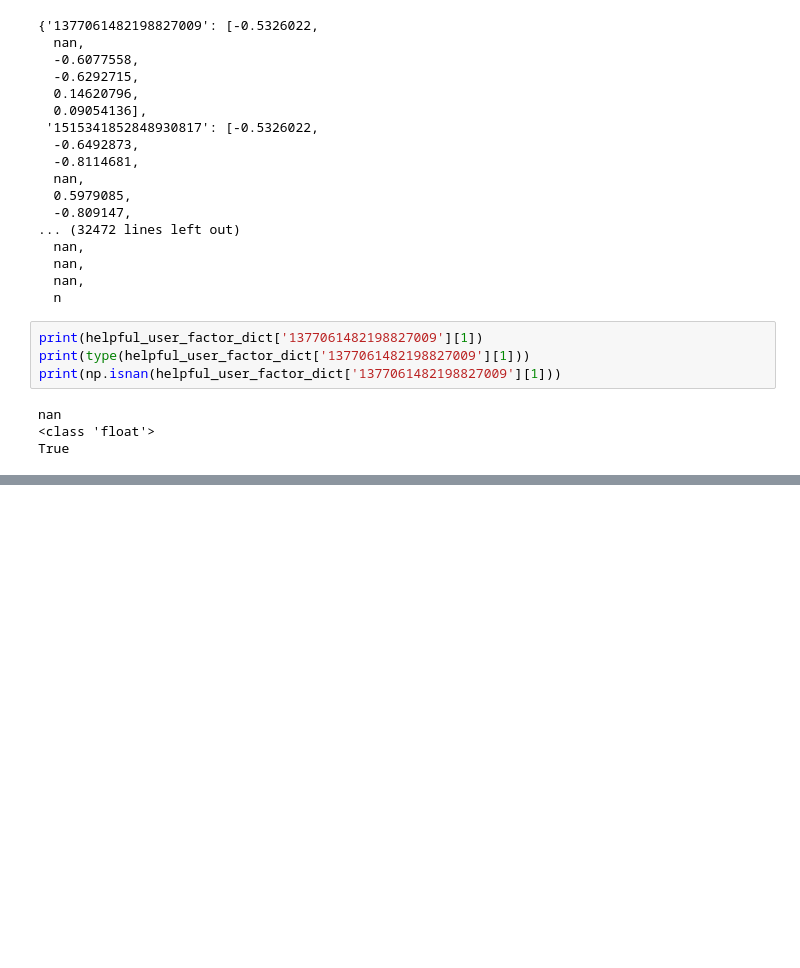
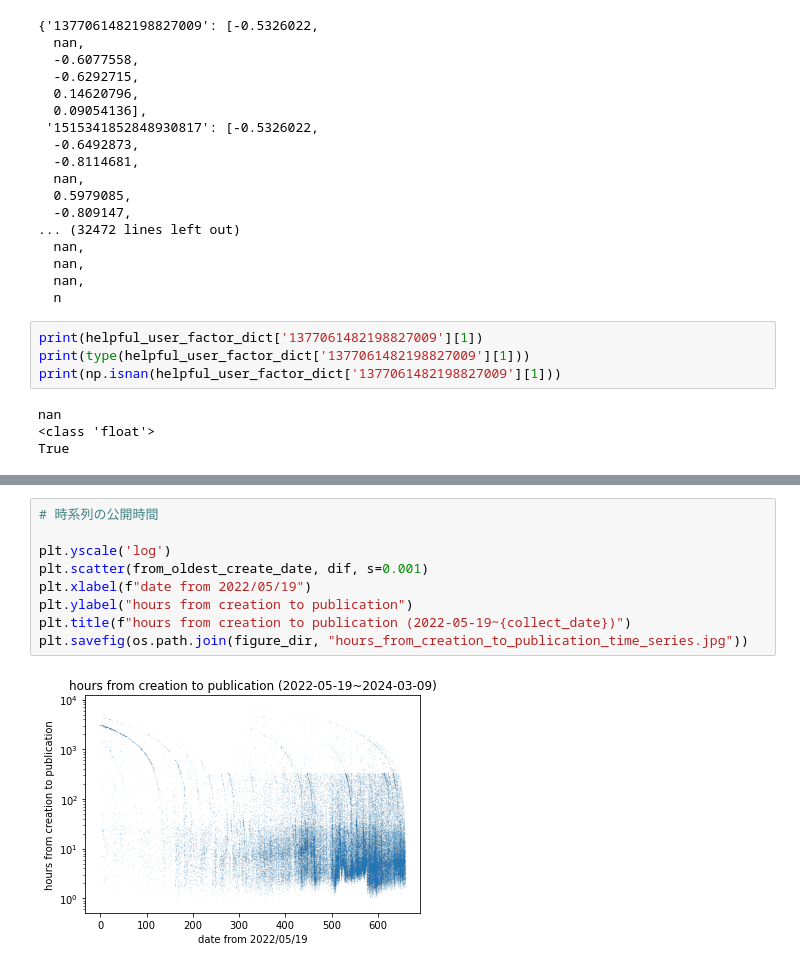
Before and after one commit to SnoozingJellyfish/communitynotes, a Jupyter notebook: note_analysis.ipynb, the cells around one changed output, grey strips where cells are left out. Drawn from its saved outputs; the diff is of its cells as text; blank space fills up the shorter version.

```diff
--- a/note_analysis.ipynb
+++ b/note_analysis.ipynb
@@ -397,0 +452,11 @@ True
+# %%
+# 時系列の公開時間
+
+plt.yscale('log')
+plt.scatter(from_oldest_create_date, dif, s=0.001)
+plt.xlabel(f"date from 2022/05/19")
+plt.ylabel("hours from creation to publication")
+plt.title(f"hours from creation to publication (2022-05-19~{collect_date})")
+plt.savefig(os.path.join(figure_dir, "hours_from_creation_to_publication_time_series.jpg"))
+# %% [output]
+[figure, added]
```
Also changed, not shown: parts of 11 cells of this notebook.
